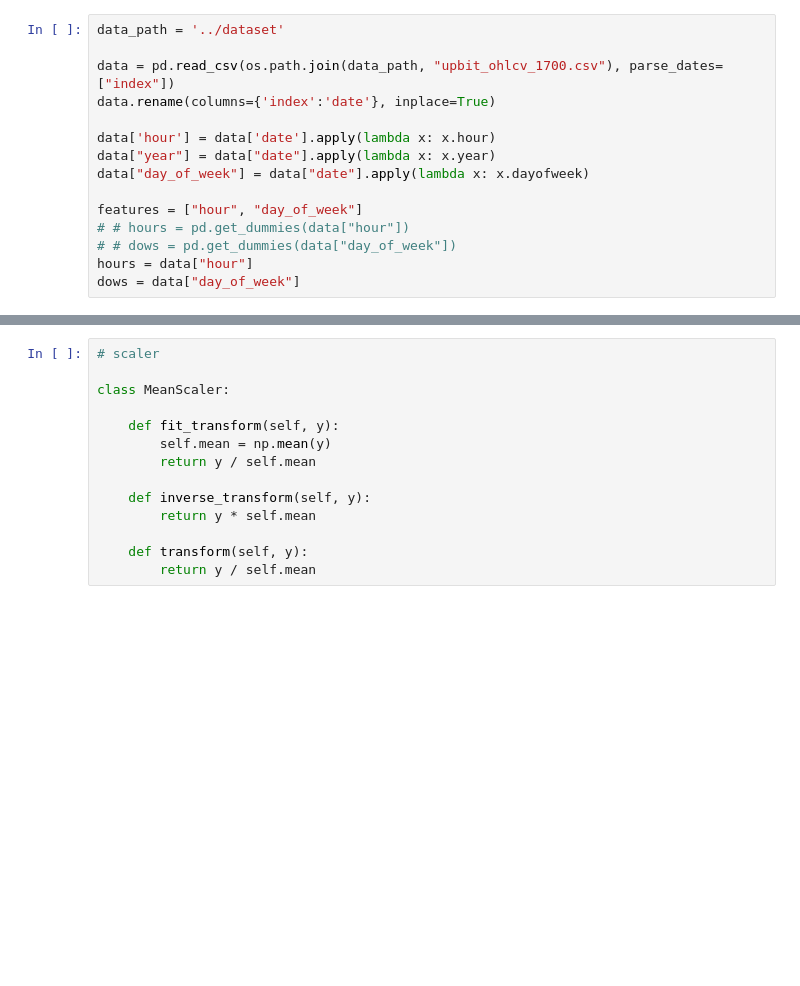
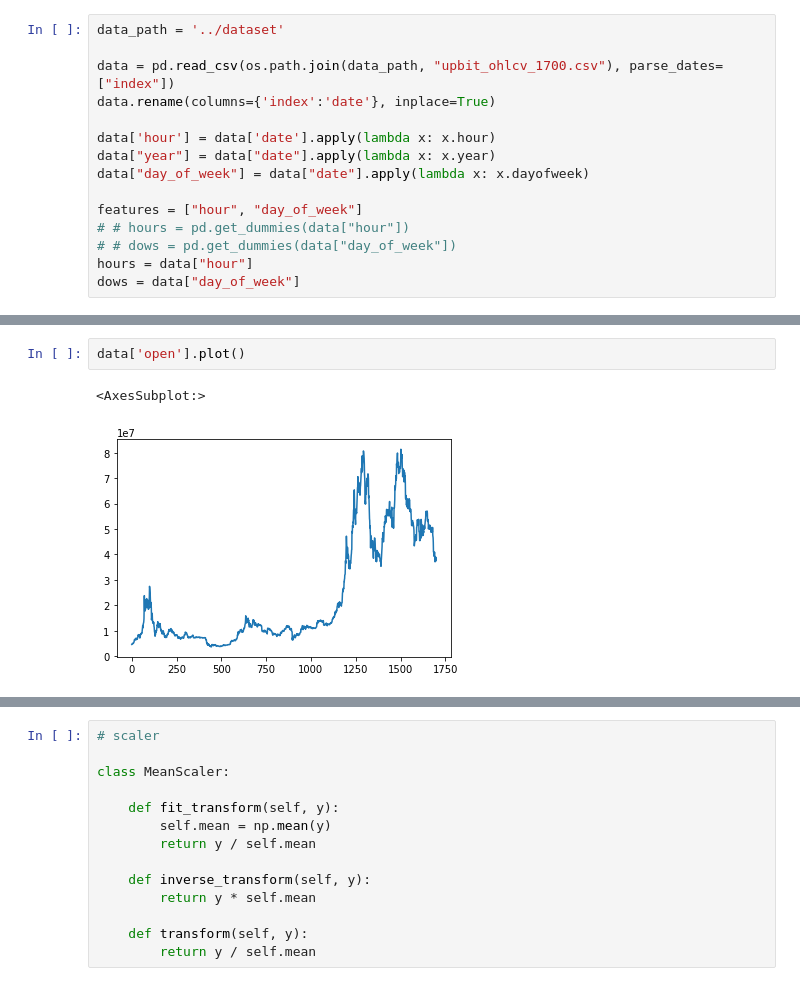
Before and after one commit to hyuntai97/Tobigs_conference, a Jupyter notebook: notebook/deepar_chart.ipynb, the cells around one changed output, grey strips where cells are left out. Saved outputs shown, nothing was run; the diff lists cells and outputs as text; blank space fills up the shorter version.

```diff
--- a/notebook/deepar_chart.ipynb
+++ b/notebook/deepar_chart.ipynb
@@ -118,3 +118,8 @@ data.head()
 | 2 | 2017-10-01 09:00:00+09:00 | 4889000.0 | 4978000.0 | 4682000.0 | 4962000.0 | 27.323332 | 1.331325e+08 | 9 | 2017 | 6 |
 | 3 | 2017-10-02 09:00:00+09:00 | 4962000.0 | 5095000.0 | 4956000.0 | 5025000.0 | 31.728004 | 1.599315e+08 | 9 | 2017 | 0 |
 | 4 | 2017-10-03 09:00:00+09:00 | 5021000.0 | 5079000.0 | 4811000.0 | 4964000.0 | 11.899307 | 5.890130e+07 | 9 | 2017 | 1 |
+# %%
+data['open'].plot()
+# %% [output]
+<AxesSubplot:>
+[figure, added]
```
Also changed, not shown: parts of 13 cells of this notebook, 5 other files.
